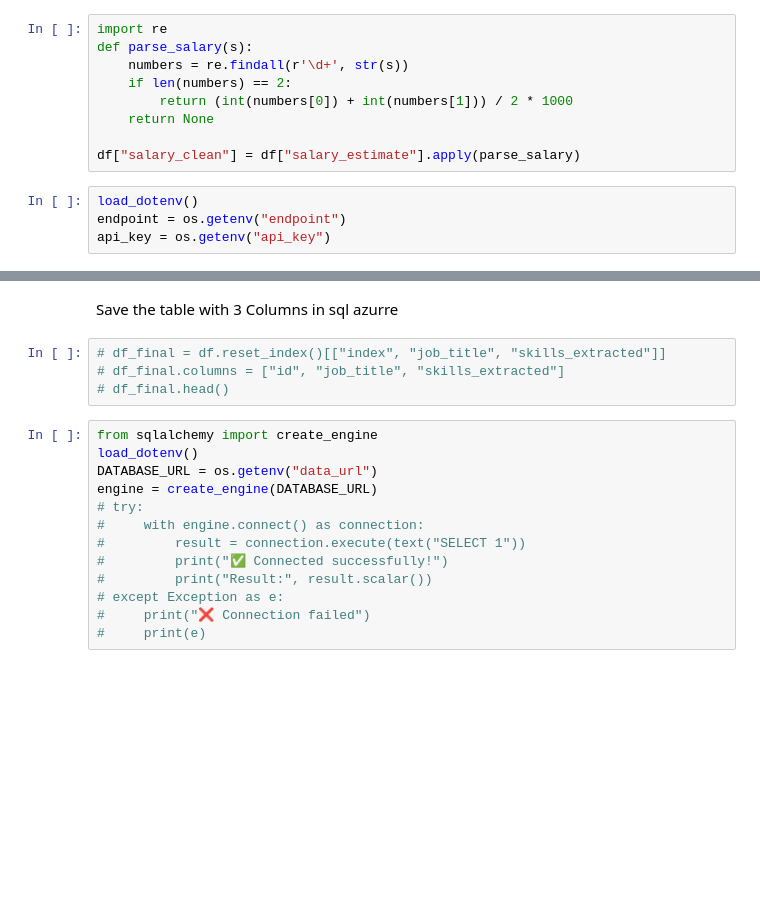
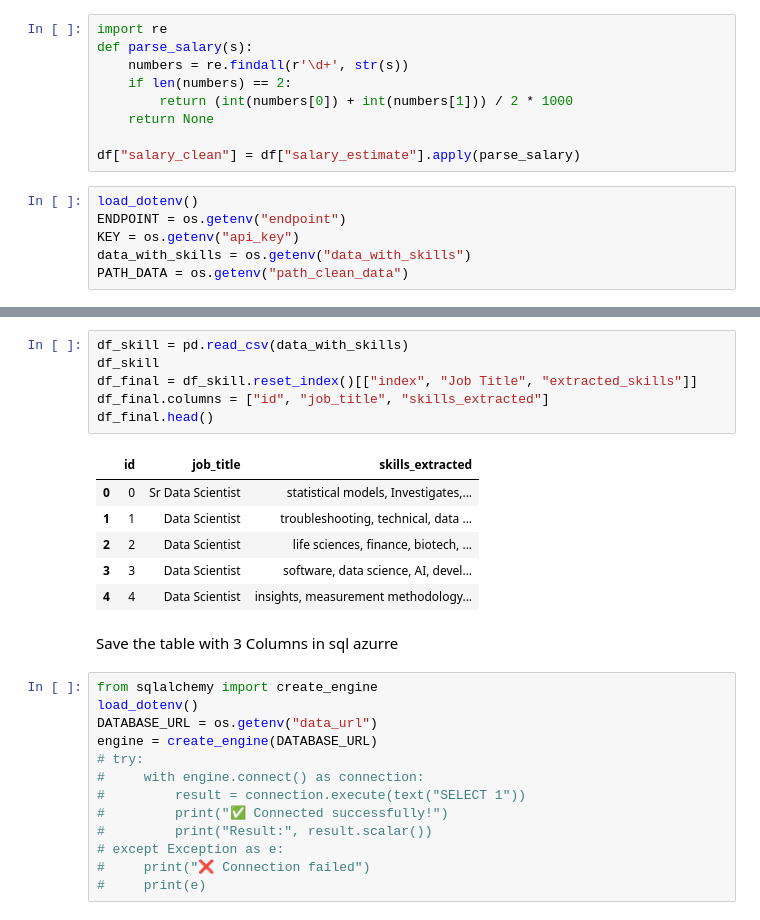
Before and after one commit to Lhcenzetta/HR-Pulse-cloud-IA-Devops, a Jupyter notebook: ml/Clean_data.ipynb, the cells around one changed output, grey strips where cells are left out. Saved outputs shown, nothing was run; the diff lists cells and outputs as text; blank space fills up the shorter version.

```diff
--- a/ml/Clean_data.ipynb
+++ b/ml/Clean_data.ipynb
@@ -95,6 +95,8 @@ def parse_salary(s):
 df["salary_clean"] = df["salary_estimate"].apply(parse_salary)
 # %%
 load_dotenv()
-endpoint = os.getenv("endpoint")
-api_key = os.getenv("api_key")
+ENDPOINT = os.getenv("endpoint")
+KEY = os.getenv("api_key")
+data_with_skills = os.getenv("data_with_skills")
+PATH_DATA = os.getenv("path_clean_data")
 # %%
@@ -124,9 +159,18 @@ Message: Out of call volume quota for TextAnalytics F0 pricing tier. Please retr
+# %%
+df_skill = pd.read_csv(data_with_skills)
+df_skill
+df_final = df_skill.reset_index()[["index", "Job Title", "extracted_skills"]]
+df_final.columns = ["id", "job_title", "skills_extracted"]
+df_final.head()
+# %% [output]
+|  | id | job_title | skills_extracted |
+| 0 | 0 | Sr Data Scientist | statistical models, Investigates,... |
+| 1 | 1 | Data Scientist | troubleshooting, technical, data ... |
+| 2 | 2 | Data Scientist | life sciences, finance, biotech, ... |
+| 3 | 3 | Data Scientist | software, data science, AI, devel... |
+| 4 | 4 | Data Scientist | insights, measurement methodology... |
 # %% [markdown]
 Save the table with 3 Columns in sql azurre
-# %%
-# df_final = df.reset_index()[["index", "job_title", "skills_extracted"]]
-# df_final.columns = ["id", "job_title", "skills_extracted"]
-# df_final.head()
 # %%
 from sqlalchemy import create_engine
 load_dotenv()
```
Also changed, not shown: parts of 1 cell of this notebook, 3 other files.
